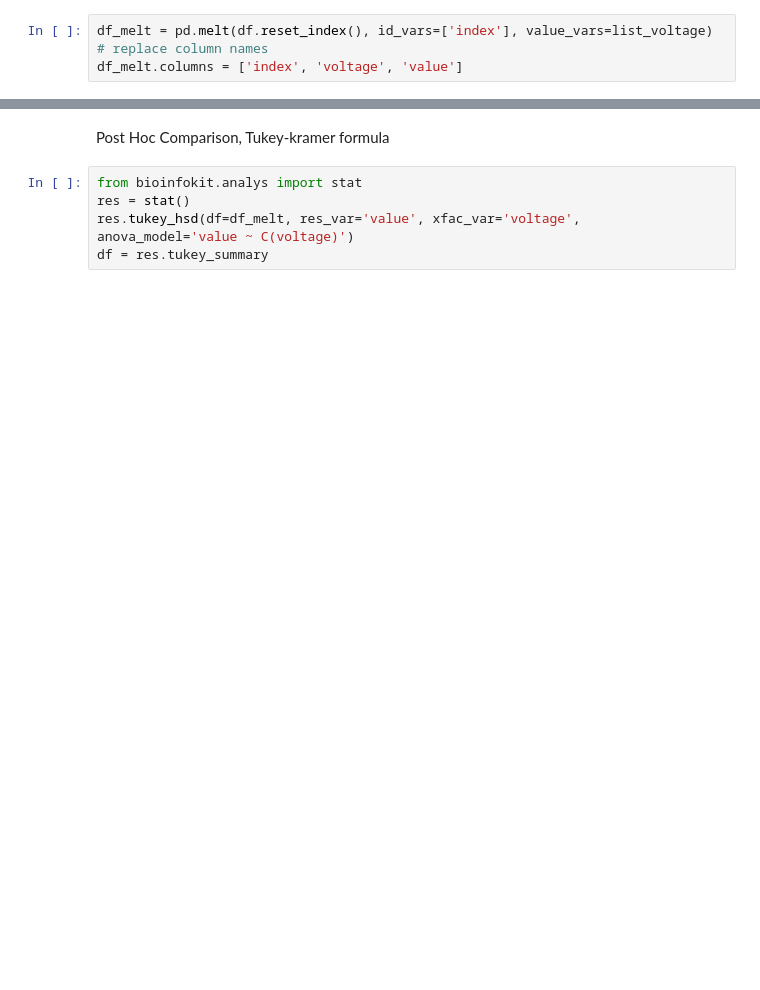
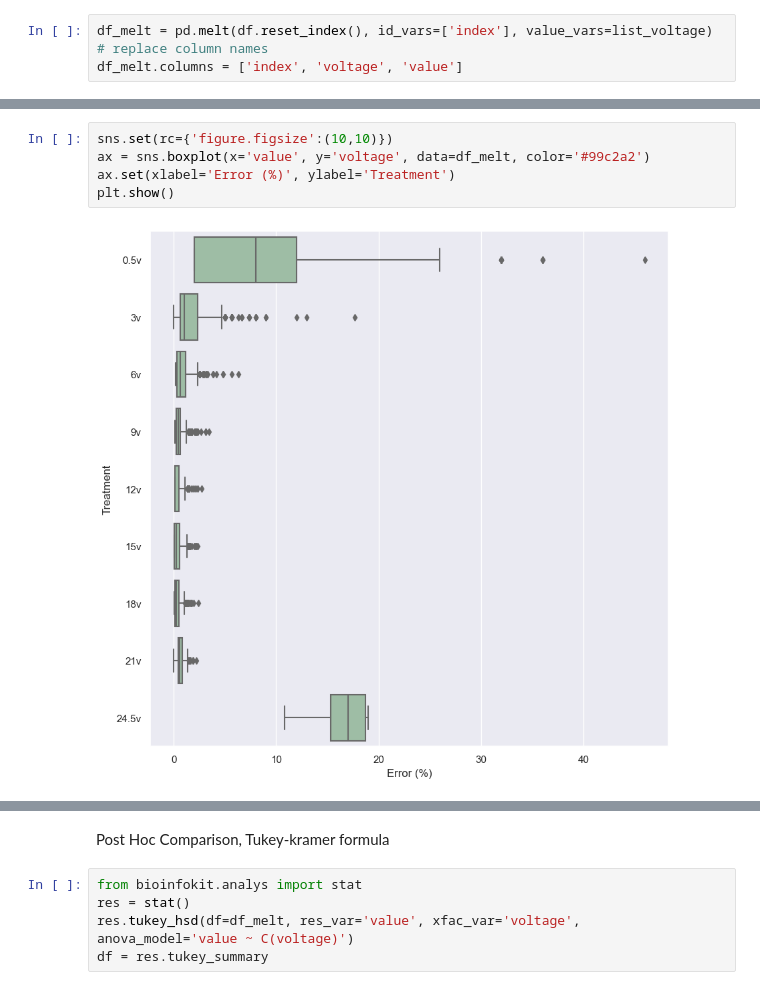
Before and after one commit to BiggusMaximus/Solar-Panel-Monitoring, a Jupyter notebook: Arduino-Bluetooth/ipynb/ANOVA.ipynb, the cells around one changed output, grey strips where cells are left out. Drawn from its saved outputs; the diff is of its cells as text; blank space fills up the shorter version.

```diff
--- a/Arduino-Bluetooth/ipynb/ANOVA.ipynb
+++ b/Arduino-Bluetooth/ipynb/ANOVA.ipynb
@@ -56,3 +57,10 @@ Index(['0.5v', '3v', '6v', '9v', '12v', '15v', '18v', '21v'], dtype='object')
+# %%
+sns.set(rc={'figure.figsize':(10,10)})
+ax = sns.boxplot(x='value', y='voltage', data=df_melt, color='#99c2a2')
+ax.set(xlabel='Error (%)', ylabel='Treatment')
+plt.show()
+# %% [output]
+[figure, added]
 # %%
 df_melt.boxplot('value', by='voltage')
 # %% [output]
```
Also changed, not shown: parts of 10 cells of this notebook, 22 other files.
